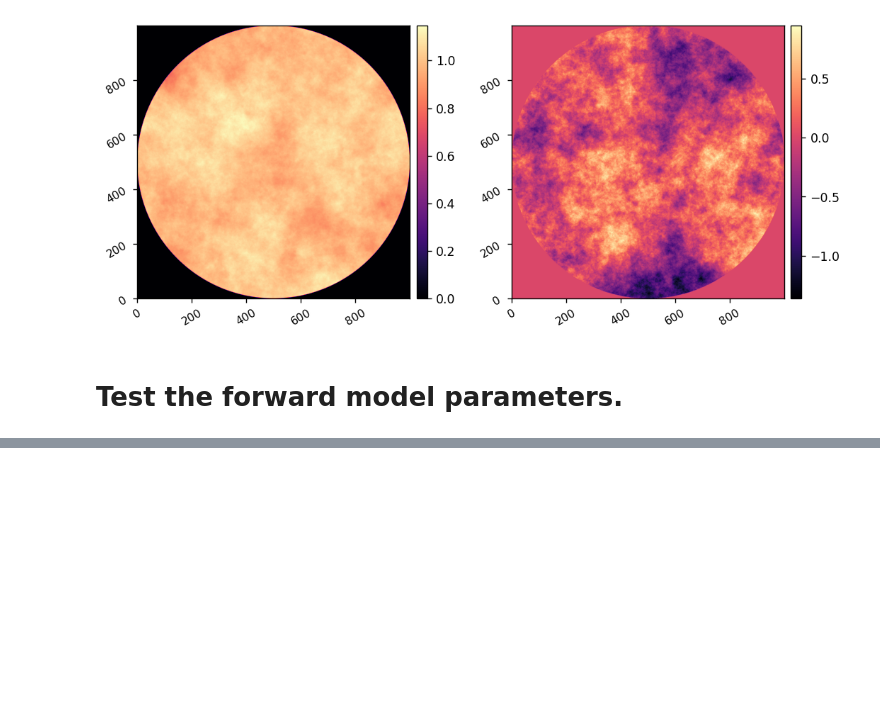
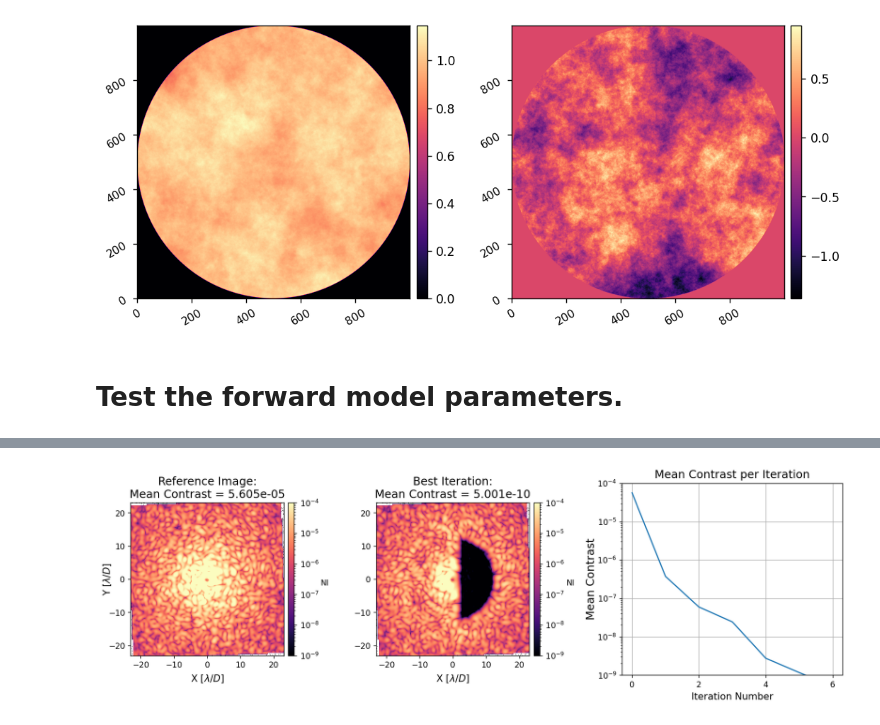
Before and after one commit to uasal/scoob-psf, a Jupyter notebook: notebooks/scoobpsf_rmad_adefc.ipynb, the cells around one changed output, grey strips where cells are left out. Saved outputs shown, nothing was run; the diff lists cells and outputs as text; code cells hidden in the pictures; blank space fills up the shorter version.

```diff
--- a/notebooks/scoobpsf_rmad_adefc.ipynb
+++ b/notebooks/scoobpsf_rmad_adefc.ipynb
@@ -130,0 +149,6 @@ print(all_commands[6][25,21])
+# %%
+
+reload(adefc)
+adefc.plot_data(data)
+# %% [output]
+[figure, added]
```
Also changed, not shown: parts of 5 cells of this notebook, 1 other file.
